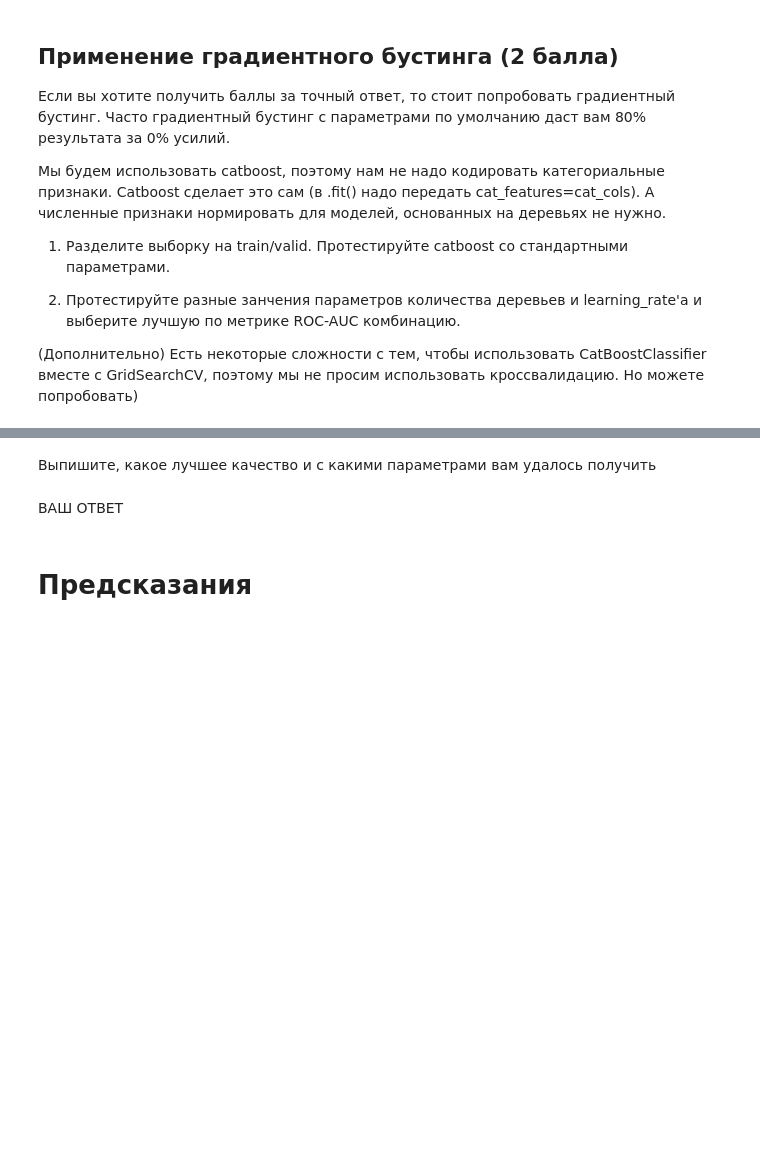
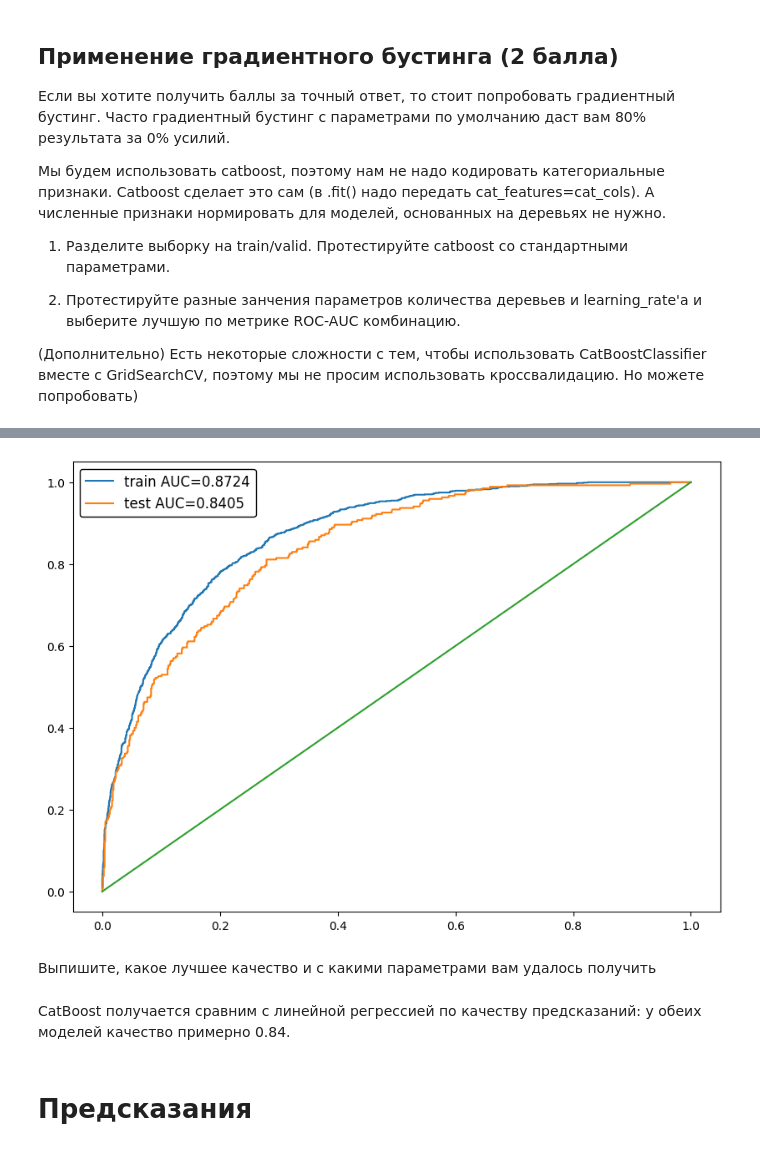
Before and after one commit to danila-kopitayko/ML-DL, a Jupyter notebook: week_03_composition_model_selection/Homework/hw_3_kaggle.ipynb, the cells around one changed output, grey strips where cells are left out. Drawn from its saved outputs; the diff is of its cells as text; code cells hidden in the pictures; blank space fills up the shorter version.

```diff
--- a/week_03_composition_model_selection/Homework/hw_3_kaggle.ipynb
+++ b/week_03_composition_model_selection/Homework/hw_3_kaggle.ipynb
@@ -439,0 +551,8 @@ array([0.81611374, 0.80094787, 0.79241706, 0.81593928, 0.79791271])
+# %%
+categories = np.array([3,4,5,6,7,8,9,10,11,12,13,14,15,16,17,18])
+# %%
+X_train, X_test, y_train, y_test = train_test_split(data.drop(columns={'Churn'}).values,data['Churn'].values,train_size=0.8,random_state=42)
+# %%
+boost = catboost.CatBoostClassifier(n_estimators = 200, logging_level='Silent', cat_features = categories, eval_metric = 'AUC')
+
+boost.grid_search({'l2_leaf_reg': np.linspace(0, 1, 20)}, X=X_train, y=y_train,plot=True, refit=True, verbose=False)
@@ -439,0 +598,3 @@ array([0.81611374, 0.80094787, 0.79241706, 0.81593928, 0.79791271])
+# %%
+y_train_predicted = boost.predict_proba(X_train)[:, 1]
+y_test_predicted = boost.predict_proba(X_test)[:, 1]
@@ -440,6 +603,20 @@ array([0.81611374, 0.80094787, 0.79241706, 0.81593928, 0.79791271])
+# %%
+train_auc = roc_auc_score(y_train, y_train_predicted)
+test_auc = roc_auc_score(y_test, y_test_predicted)
+
+plt.figure(figsize=(10,7))
+plt.plot(*roc_curve(y_train, y_train_predicted)[:2], label='train AUC={:.4f}'.format(train_auc))
+plt.plot(*roc_curve(y_test, y_test_predicted)[:2], label='test AUC={:.4f}'.format(test_auc))
+legend_box = plt.legend(fontsize='large', framealpha=1).get_frame()
+legend_box.set_facecolor("white")
+legend_box.set_edgecolor("black")
+plt.plot(np.linspace(0,1,100), np.linspace(0,1,100))
+plt.show()
+# %% [output]
+[figure, added]
 # %% [markdown]
 Выпишите, какое лучшее качество и с какими параметрами вам удалось получить
-# %% [markdown]
-ВАШ ОТВЕТ
+# %% [markdown]
+CatBoost получается сравним с линейной регрессией по качеству предсказаний: у обеих моделей качество примерно 0.84.
 # %% [markdown]
 # Предсказания
```
Also changed, not shown: parts of 39 cells of this notebook.
